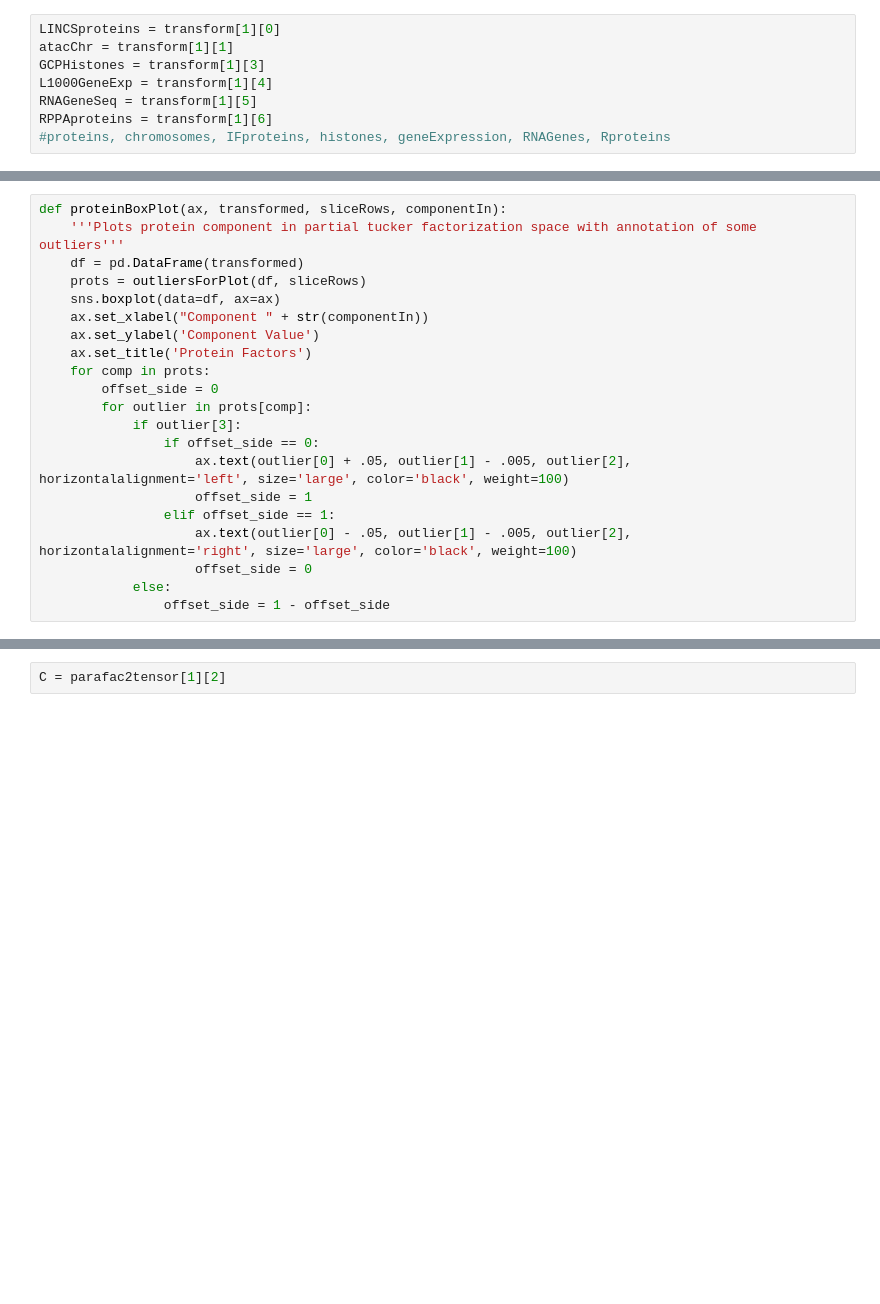
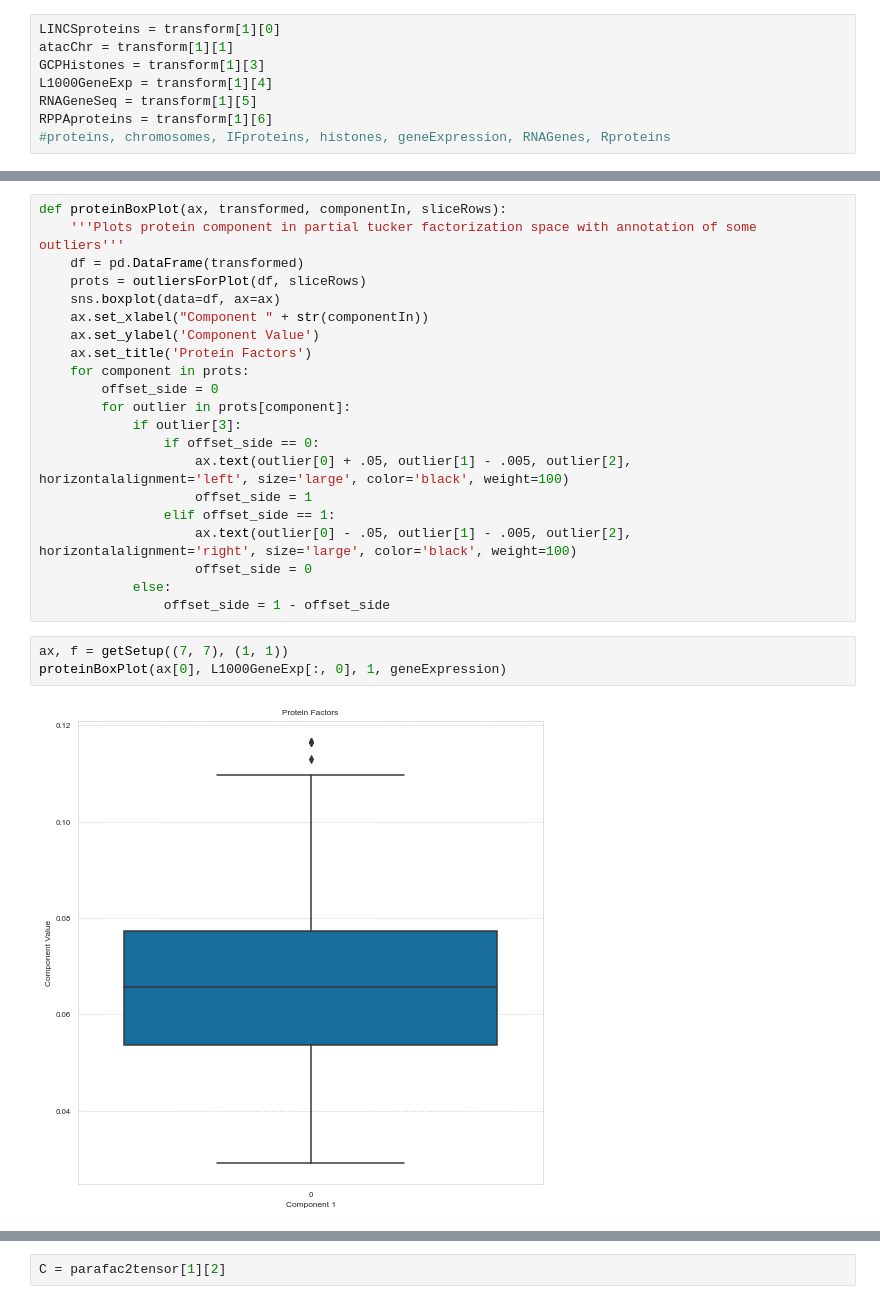
Before and after one commit to meyer-lab/tfac-ccle, a Jupyter notebook: tfac/OHSUplots.ipynb, the cells around one changed output, grey strips where cells are left out. Cells and saved outputs as stored; diff of their text form; blank space fills up the shorter version.

```diff
--- a/tfac/OHSUplots.ipynb
+++ b/tfac/OHSUplots.ipynb
@@ -83,7 +83,7 @@ def outliersForPlot(transform, sliceRows):
                     prots[i][idx + 4][4] = False
     return prots
 # %%
-def proteinBoxPlot(ax, transformed, sliceRows, componentIn):
+def proteinBoxPlot(ax, transformed, componentIn, sliceRows):
     '''Plots protein component in partial tucker factorization space with annotation of some outliers'''
     df = pd.DataFrame(transformed)
     prots = outliersForPlot(df, sliceRows)
@@ -91,9 +91,9 @@ def proteinBoxPlot(ax, transformed, sliceRows, componentIn):
     ax.set_xlabel("Component " + str(componentIn))
     ax.set_ylabel('Component Value')
     ax.set_title('Protein Factors')
-    for comp in prots:
+    for component in prots:
         offset_side = 0
-        for outlier in prots[comp]:
+        for outlier in prots[component]:
             if outlier[3]:
                 if offset_side == 0:
                     ax.text(outlier[0] + .05, outlier[1] - .005, outlier[2], horizontalalignment='left', size='large', color='black', weight=100)
@@ -103,6 +103,11 @@ def proteinBoxPlot(ax, transformed, sliceRows, componentIn):
                     offset_side = 0
             else:
                 offset_side = 1 - offset_side
+# %%
+ax, f = getSetup((7, 7), (1, 1))
+proteinBoxPlot(ax[0], L1000GeneExp[:, 0], 1, geneExpression)
+# %% [output]
+[figure, added]
 # %%
 def transformPlot(seed, transformSlice, sliceRow):
     col = np.size(transformSlice, 1)
```
Also changed, not shown: parts of 3 cells of this notebook, 3 other files.
